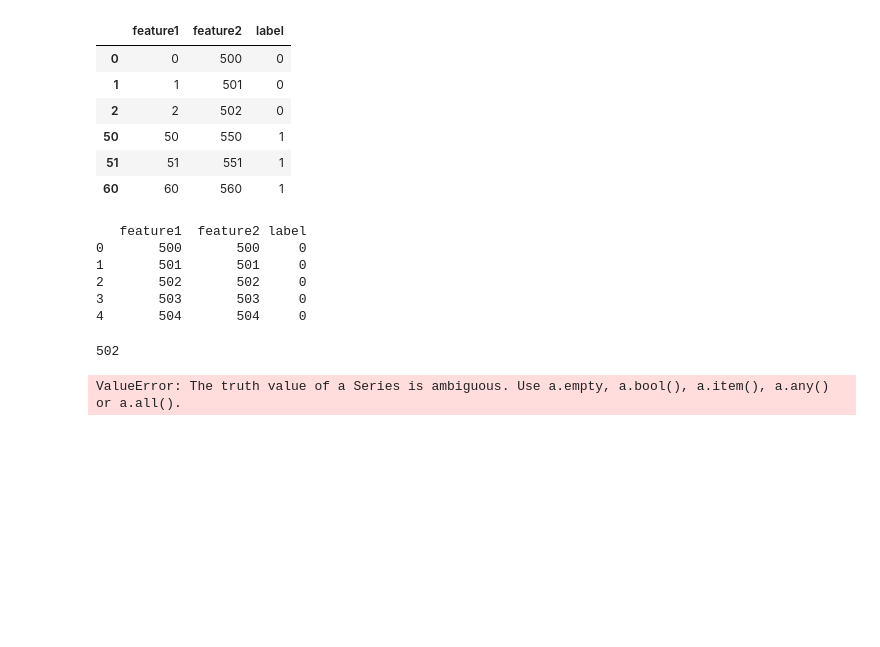
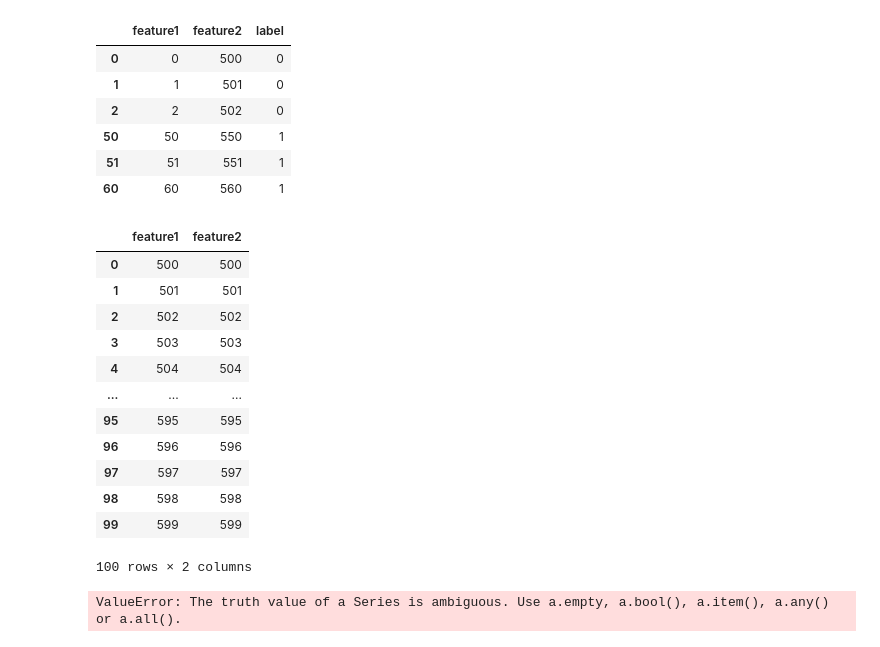
Before and after one commit to EvgeniiZorin/Handbook_Statistics-Probability-and-ML, a Jupyter notebook: _Pandas.ipynb, the cells around one changed output. Cells and saved outputs as stored; diff of their text form; code cells hidden in the pictures; blank space fills up the shorter version.

```diff
--- a/_Pandas.ipynb
+++ b/_Pandas.ipynb
@@ -609,21 +609,26 @@ df.iloc[[0,1,2,50,51,60]]
 # %%
 import pandas as pd
 
 df = pd.DataFrame({
 	'feature1': [i for i in range(500,600)],
 	'feature2': [i for i in range(500, 600)],
 	'label': ['0' for i in range(50)] + ['1' for i in range(50)]
 })
-print(df.head())
-df.iloc[2,0]
+df.iloc[:, 0:2]
 # %% [output]
+|  | feature1 | feature2 |
+| 0 | 500 | 500 |
+| 1 | 501 | 501 |
+| 2 | 502 | 502 |
+| 3 | 503 | 503 |
+| 4 | 504 | 504 |
+| ... | ... | ... |
+| 95 | 595 | 595 |
+| 96 | 596 | 596 |
+| 97 | 597 | 597 |
+| 98 | 598 | 598 |
+| 99 | 599 | 599 |
-   feature1  feature2 label
-0       500       500     0
-1       501       501     0
-2       502       502     0
-3       503       503     0
-4       504       504     0
+100 rows × 2 columns
-502
 # %%
 import pandas as pd
 
```
Also changed, not shown: parts of 1 cell of this notebook, 4 other files.
